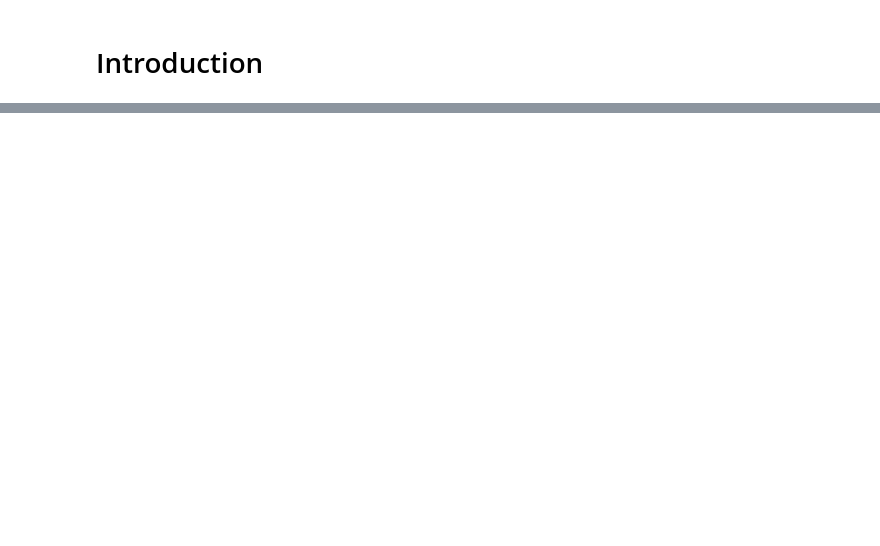
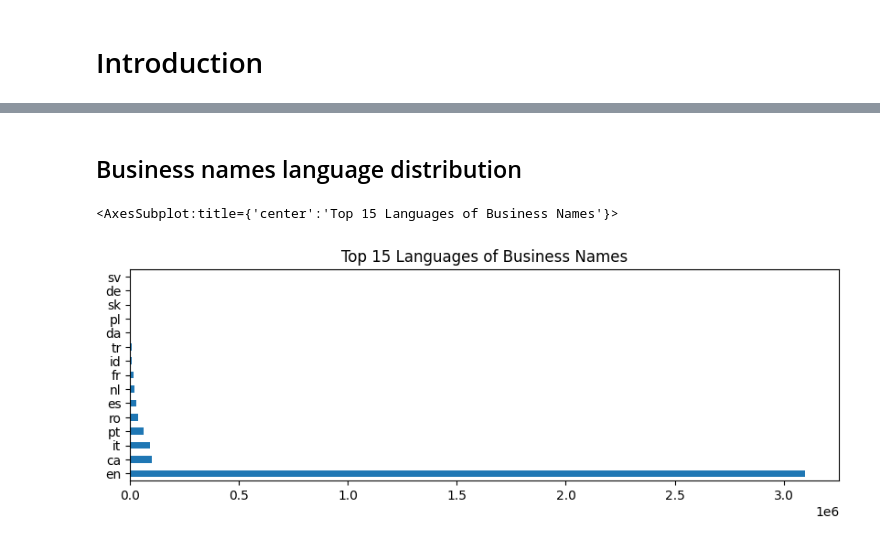
Before and after one commit to juanroesel/business-names-eda, a Jupyter notebook: src/notebooks/business_names_eda.ipynb, the cells around one changed output, grey strips where cells are left out. Drawn from its saved outputs; the diff is of its cells as text; code cells hidden in the pictures; blank space fills up the shorter version.

```diff
--- a/src/notebooks/business_names_eda.ipynb
+++ b/src/notebooks/business_names_eda.ipynb
@@ -33,0 +158,4 @@ df = pd.read_csv(data_path + "/companies_sorted.csv")
+# %%
+artifacts_path = os.path.abspath("../../artifacts")
+cleaned_df = pd.read_pickle(os.path.join(artifacts_path, "cleaned_df.pkl"))
+print(f"Original dataset length: {len(df)}, cleaned dataset length: {len(cleaned_df)}")
@@ -33,0 +166,3 @@ df = pd.read_csv(data_path + "/companies_sorted.csv")
+# %%
+feat_eng_df = pd.read_pickle(os.path.join(artifacts_path, "feat_eng_df.pkl"))
+feat_eng_df.head()
@@ -33,0 +178,4 @@ df = pd.read_csv(data_path + "/companies_sorted.csv")
+# %%
+feat_eng_df["year founded"].fillna(0, inplace=True)
+feat_eng_df["year founded"] = feat_eng_df["year founded"].astype("int64")
+feat_eng_df = feat_eng_df.drop("Unnamed: 0", axis=1)
@@ -33,0 +273,11 @@ df = pd.read_csv(data_path + "/companies_sorted.csv")
+# %% [markdown]
+## Business names language distribution
+# %%
+feat_eng_df["lang"].value_counts()[:15].plot(
+    kind="barh",
+    figsize=(10, 3),
+    title="Top 15 Languages of Business Names",
+)
+# %% [output]
+<AxesSubplot:title={'center':'Top 15 Languages of Business Names'}>
+[figure, added]
```
Also changed, not shown: parts of 47 cells of this notebook.
